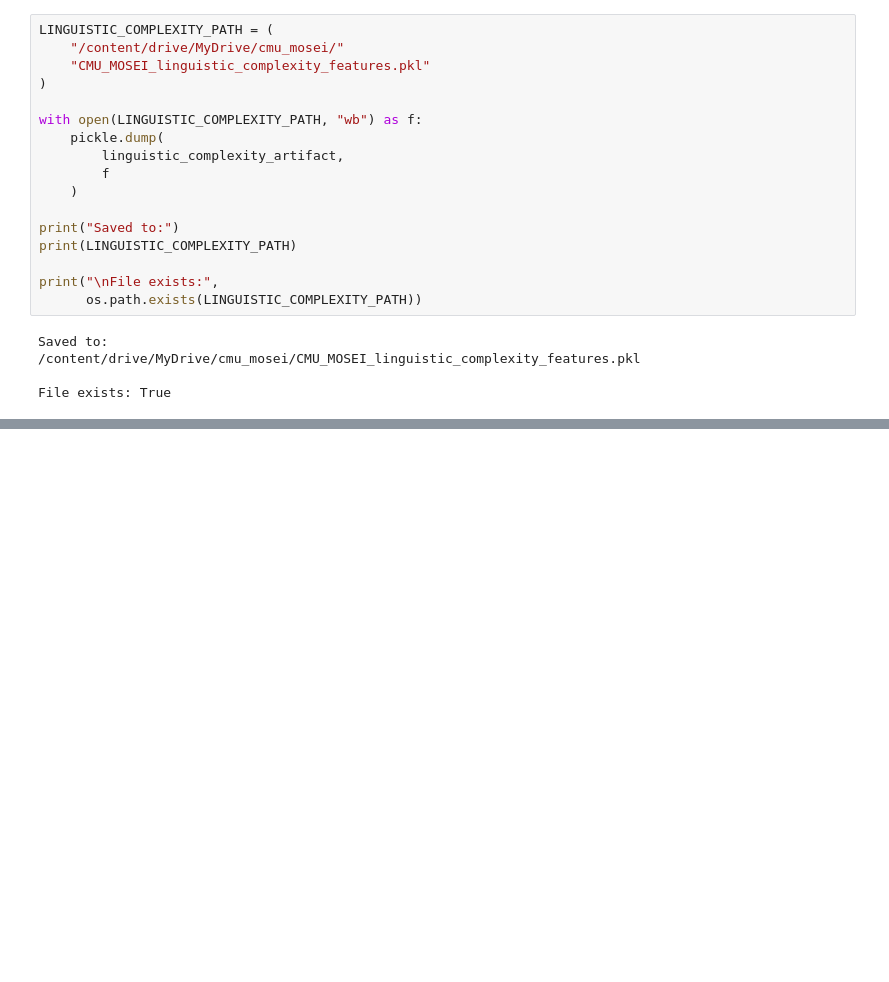
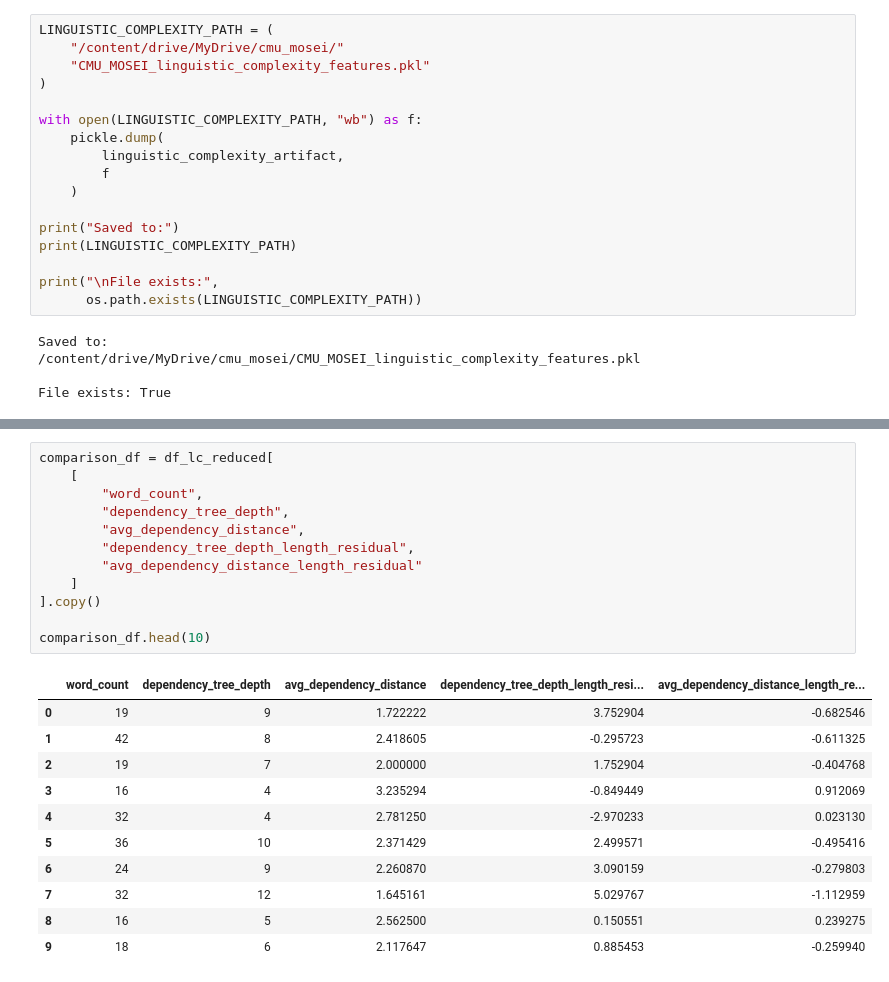
Before and after one commit to sudhans18/ABDA, a Jupyter notebook: 04_Linguistic_Complexity.ipynb, the cells around one changed output, grey strips where cells are left out. Drawn from its saved outputs; the diff is of its cells as text; blank space fills up the shorter version.

```diff
--- a/04_Linguistic_Complexity.ipynb
+++ b/04_Linguistic_Complexity.ipynb
@@ -891,0 +1390,24 @@ File exists: True
+# %%
+comparison_df = df_lc_reduced[
+    [
+        "word_count",
+        "dependency_tree_depth",
+        "avg_dependency_distance",
+        "dependency_tree_depth_length_residual",
+        "avg_dependency_distance_length_residual"
+    ]
+].copy()
+
+comparison_df.head(10)
+# %% [output]
+|  | word_count | dependency_tree_depth | avg_dependency_distance | dependency_tree_depth_length_resi... | avg_dependency_distance_length_re... |
+| 0 | 19 | 9 | 1.722222 | 3.752904 | -0.682546 |
+| 1 | 42 | 8 | 2.418605 | -0.295723 | -0.611325 |
+| 2 | 19 | 7 | 2.000000 | 1.752904 | -0.404768 |
+| 3 | 16 | 4 | 3.235294 | -0.849449 | 0.912069 |
+| 4 | 32 | 4 | 2.781250 | -2.970233 | 0.023130 |
+| 5 | 36 | 10 | 2.371429 | 2.499571 | -0.495416 |
+| 6 | 24 | 9 | 2.260870 | 3.090159 | -0.279803 |
+| 7 | 32 | 12 | 1.645161 | 5.029767 | -1.112959 |
+| 8 | 16 | 5 | 2.562500 | 0.150551 | 0.239275 |
+| 9 | 18 | 6 | 2.117647 | 0.885453 | -0.259940 |
```
Also changed, not shown: parts of 29 cells of this notebook.
